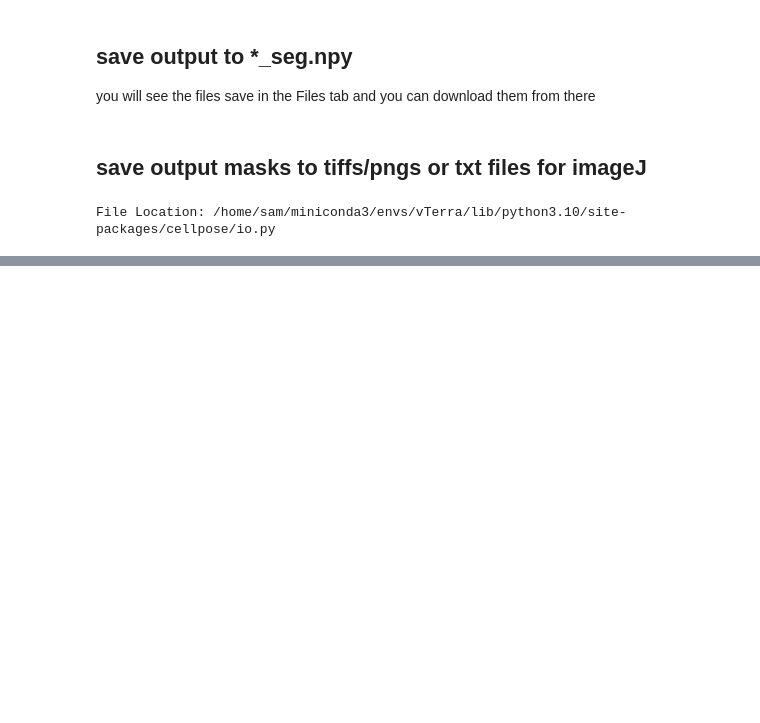
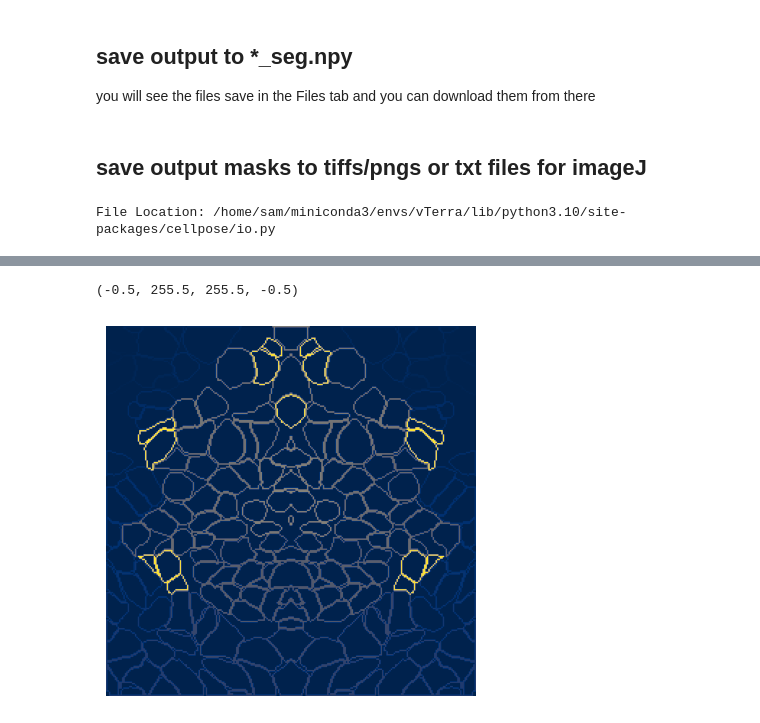
Before and after one commit to shbatgh/Terra, a Jupyter notebook: Model.ipynb, the cells around one changed output, grey strips where cells are left out. Drawn from its saved outputs; the diff is of its cells as text; code cells hidden in the pictures; blank space fills up the shorter version.

```diff
--- a/Model.ipynb
+++ b/Model.ipynb
@@ -503,3 +519,12 @@ plt.show()
+# %%
+# Vizualize the actual outlines by plotting the seg.npy file
+seg = np.load('augmented/test/left_mirrored_breast_vectra_0_seg.npy', allow_pickle=True).item()
+masks = seg['outlines'].squeeze()
+plt.imshow(masks, cmap=cmap)
+plt.axis('off')
+# %% [output]
+(-0.5, 255.5, 255.5, -0.5)
+[figure, added]
 # %%
 nr_objects
 # %%
```
Also changed, not shown: parts of 15 cells of this notebook, 38 other files.
